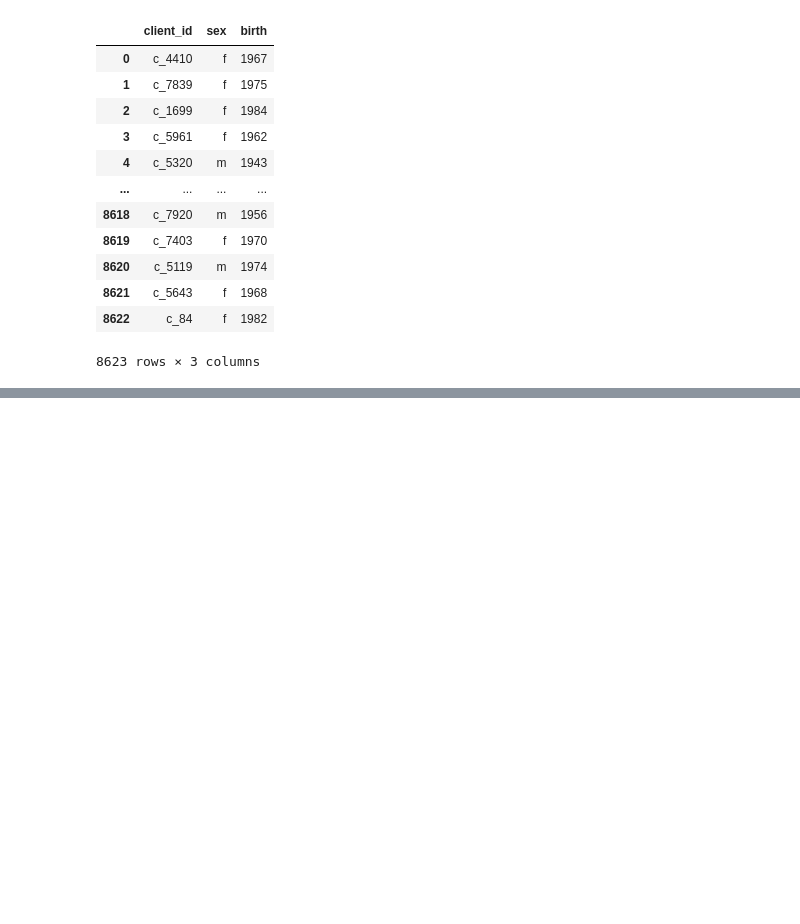
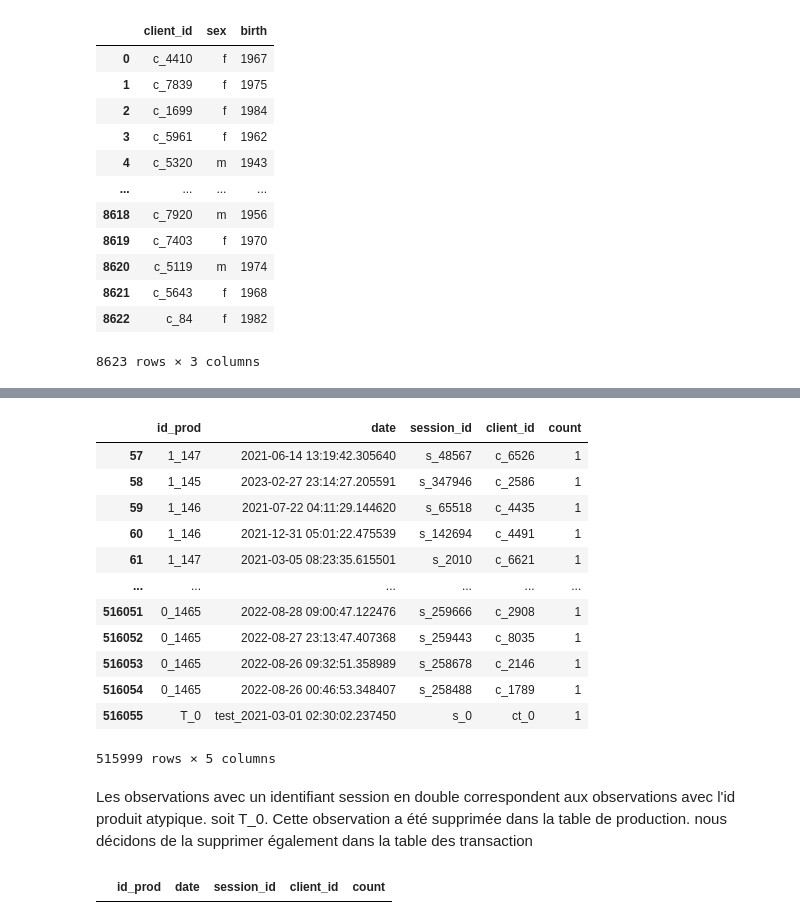
Before and after one commit to Obama19/Projets-individuels-Openclassrooms, a Jupyter notebook: Analyse des ventes d une librairie/P9 VF.ipynb, the cells around one changed output, grey strips where cells are left out. Drawn from its saved outputs; the diff is of its cells as text; code cells hidden in the pictures; blank space fills up the shorter version.

```diff
--- a/Analyse des ventes d une librairie/P9 VF.ipynb
+++ b/Analyse des ventes d une librairie/P9 VF.ipynb
@@ -102,0 +362,11 @@ df_cust
+# %%
+# Identifier les doublons
+
+mask = df_trans["session_id"].duplicated(keep=False)
+
+df_count = df_trans.loc[mask, : ].value_counts().reset_index()
+
+
+# Afficher les observations avec l'identifiant session_id en double
+
+df_count.loc[df_count["count"] >1, :].head(10)
@@ -102,0 +385,20 @@ df_cust
+# %%
+# Afficher les observations avec l'identifiant session_id unique
+
+df_count.loc[df_count["count"] ==1, :]
+# %% [output]
+|  | id_prod | date | session_id | client_id | count |
+| 57 | 1_147 | 2021-06-14 13:19:42.305640 | s_48567 | c_6526 | 1 |
+| 58 | 1_145 | 2023-02-27 23:14:27.205591 | s_347946 | c_2586 | 1 |
+| 59 | 1_146 | 2021-07-22 04:11:29.144620 | s_65518 | c_4435 | 1 |
+| 60 | 1_146 | 2021-12-31 05:01:22.475539 | s_142694 | c_4491 | 1 |
+| 61 | 1_147 | 2021-03-05 08:23:35.615501 | s_2010 | c_6621 | 1 |
+| ... | ... | ... | ... | ... | ... |
+| 516051 | 0_1465 | 2022-08-28 09:00:47.122476 | s_259666 | c_2908 | 1 |
+| 516052 | 0_1465 | 2022-08-27 23:13:47.407368 | s_259443 | c_8035 | 1 |
+| 516053 | 0_1465 | 2022-08-26 09:32:51.358989 | s_258678 | c_2146 | 1 |
+| 516054 | 0_1465 | 2022-08-26 00:46:53.348407 | s_258488 | c_1789 | 1 |
+| 516055 | T_0 | test_2021-03-01 02:30:02.237450 | s_0 | ct_0 | 1 |
+515999 rows × 5 columns
+# %% [markdown]
+Les observations avec un identifiant session en double correspondent aux observations avec l'id produit atypique. soit T_0. Cette observation a été supprimée dans la table de production. nous décidons de la supprimer également dans la table des transaction
@@ -102,0 +409,10 @@ df_cust
+# %%
+# Vérifier à nouveau s'il existe des observations avec la variable session_id en double
+
+mask = df_trans["session_id"].duplicated(keep=False)
+
+df_count2 = df_trans.loc[mask, : ].value_counts().reset_index()
+
+df_count2.loc[df_count2["count"] >1, :]
+# %% [output]
+|  | id_prod | date | session_id | client_id | count |
```
Also changed, not shown: parts of 46 cells of this notebook, 1 other file.
